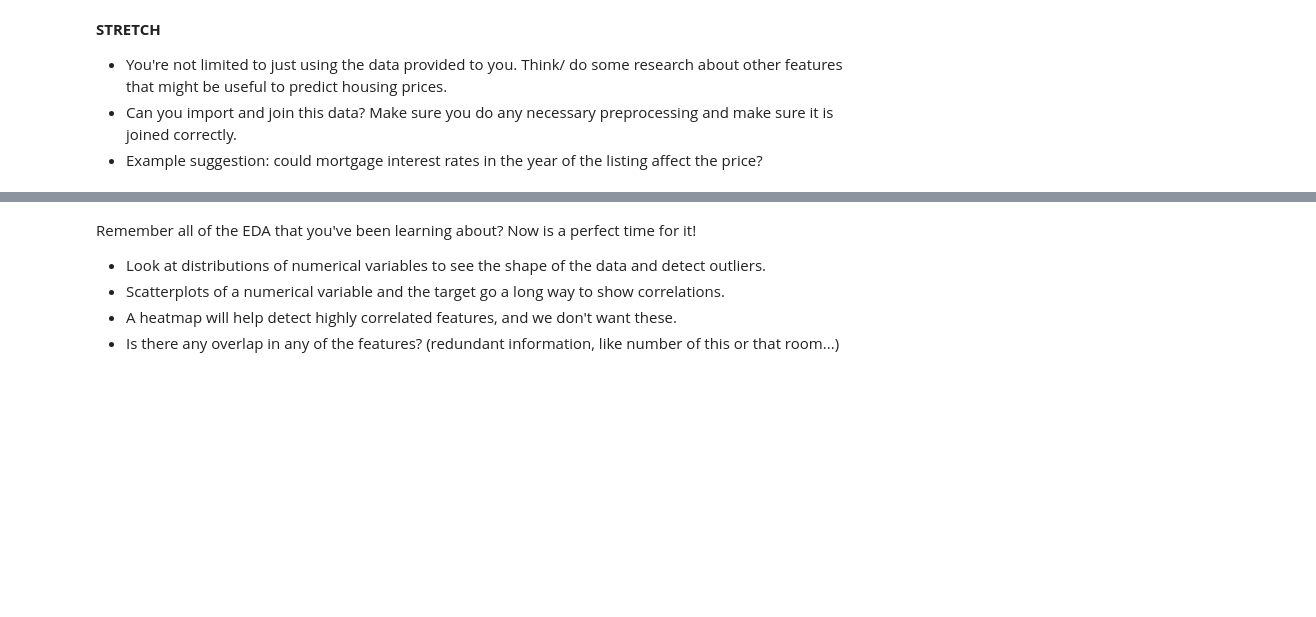
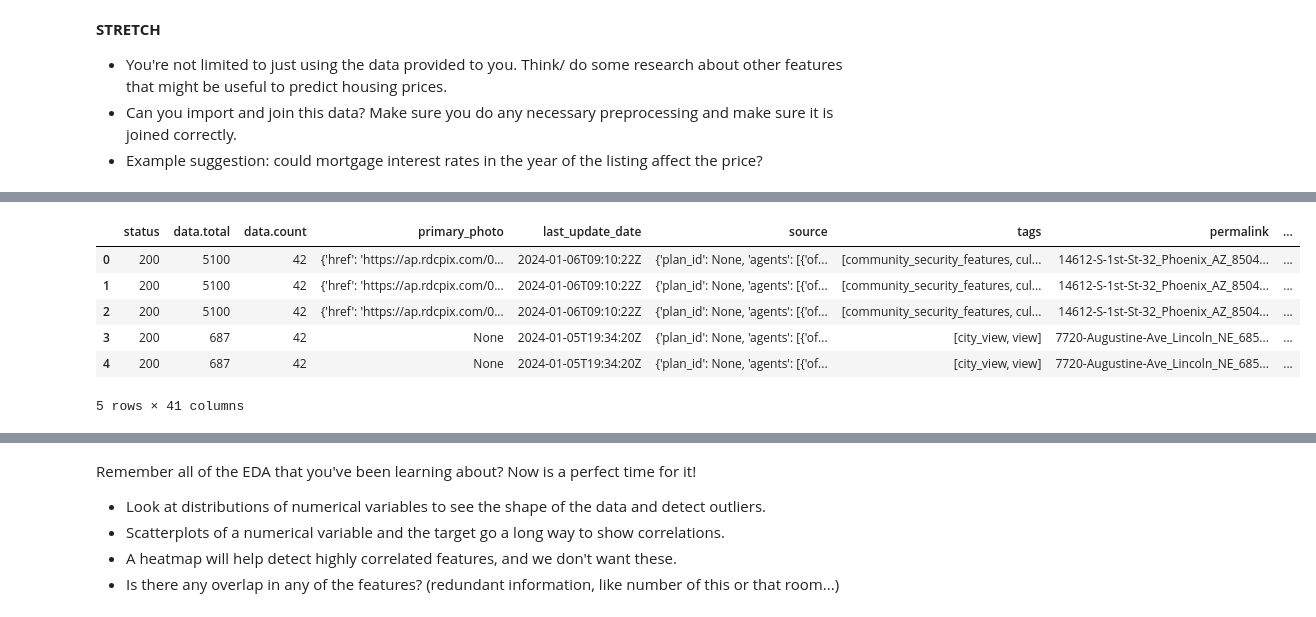
Before and after one commit to JTSGIT/Supervised-Learning, a Jupyter notebook: notebooks/1 - EDA.ipynb, the cells around one changed output, grey strips where cells are left out. Saved outputs shown, nothing was run; the diff lists cells and outputs as text; code cells hidden in the pictures; blank space fills up the shorter version.

```diff
--- a/notebooks/1 - EDA.ipynb
+++ b/notebooks/1 - EDA.ipynb
@@ -375,0 +377,6 @@ df_encoded = pd.get_dummies(X_train, columns=['city', 'state'])
+# %%
+#Fixing County Column to Separate Relevant data into new columns
+
+# Direct access to 'fips_code' and 'name' in the dictionary
+X_train['fips_code'] = X_train['county'].apply(lambda x: x.get('fips_code', np.nan) if isinstance(x, dict) else np.nan)
+X_train['county'] = X_train['county'].apply(lambda x: x.get('name', np.nan) if isinstance(x, dict) else np.nan)
@@ -383,0 +493,38 @@ df_encoded = pd.get_dummies(X_train, columns=['city', 'state'])
+# %%
+# Set your Quandl API key
+quandl.ApiConfig.api_key = "evXR317_odmBCAMTi6ym"
+
+# Fetch mortgage rate data from the Quandl API
+mortgage_data = quandl.get("FMAC/30US", start_date="2001-01-01", end_date="2024-12-31")
+mortgage_data.reset_index(inplace=True)
+mortgage_data.rename(columns={'Date': 'Date_API', 'Value': 'Mortgage_Rate'}, inplace=True)
+
+# Convert 'Date_API' to proper datetime format
+mortgage_data['Date_API'] = pd.to_datetime(mortgage_data['Date_API'])
+
+# Assuming 'list_date' in X_train is already loaded and needs to be in datetime format
+X_train['list_date'] = pd.to_datetime(X_train['list_date'])
+
+# Drop rows where 'list_date' is null
+X_train.dropna(subset=['list_date'], inplace=True)
+
+# Sort dataframes by the date columns to use merge_asof
+X_train_sorted = X_train.sort_values('list_date')
+mortgage_data_sorted = mortgage_data.sort_values('Date_API')
+
+# Perform an as-of merge to align dates as closely as possible
+X_train_merged = pd.merge_asof(X_train_sorted, mortgage_data_sorted, left_on='list_date', right_on='Date_API', direction='nearest')
+
+# Drop the 'Date_API' column if it's no longer needed after the merge
+X_train_merged.drop('Date_API', axis=1, inplace=True)
+
+# Display the first few rows of the updated DataFrame to confirm changes
+X_train_merged.head()
+# %% [output]
+|  | status | data.total | data.count | primary_photo | last_update_date | source | tags | permalink | ... |
+| 0 | 200 | 5100 | 42 | {'href': 'https://ap.rdcpix.com/0... | 2024-01-06T09:10:22Z | {'plan_id': None, 'agents': [{'of... | [community_security_features, cul... | 14612-S-1st-St-32_Phoenix_AZ_8504... | ... |
+| 1 | 200 | 5100 | 42 | {'href': 'https://ap.rdcpix.com/0... | 2024-01-06T09:10:22Z | {'plan_id': None, 'agents': [{'of... | [community_security_features, cul... | 14612-S-1st-St-32_Phoenix_AZ_8504... | ... |
+| 2 | 200 | 5100 | 42 | {'href': 'https://ap.rdcpix.com/0... | 2024-01-06T09:10:22Z | {'plan_id': None, 'agents': [{'of... | [community_security_features, cul... | 14612-S-1st-St-32_Phoenix_AZ_8504... | ... |
+| 3 | 200 | 687 | 42 | None | 2024-01-05T19:34:20Z | {'plan_id': None, 'agents': [{'of... | [city_view, view] | 7720-Augustine-Ave_Lincoln_NE_685... | ... |
+| 4 | 200 | 687 | 42 | None | 2024-01-05T19:34:20Z | {'plan_id': None, 'agents': [{'of... | [city_view, view] | 7720-Augustine-Ave_Lincoln_NE_685... | ... |
+5 rows × 41 columns
```
Also changed, not shown: parts of 30 cells of this notebook.
